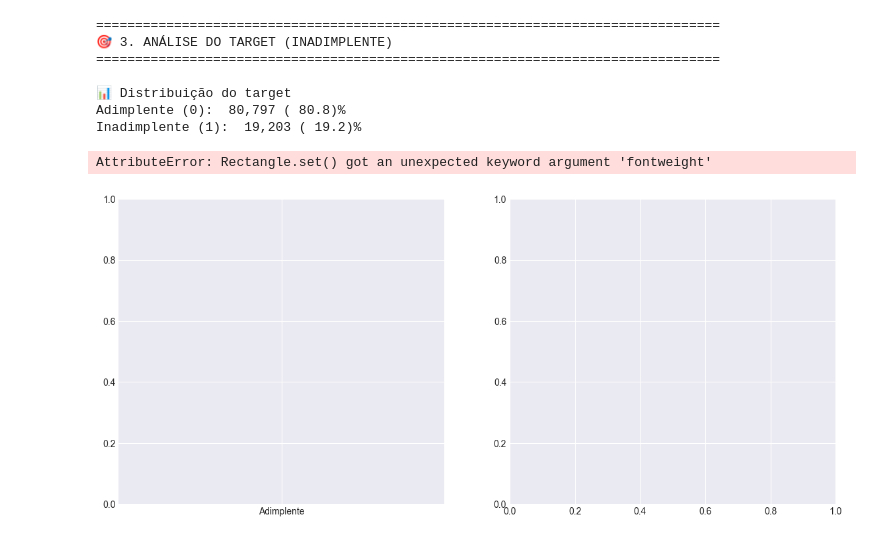
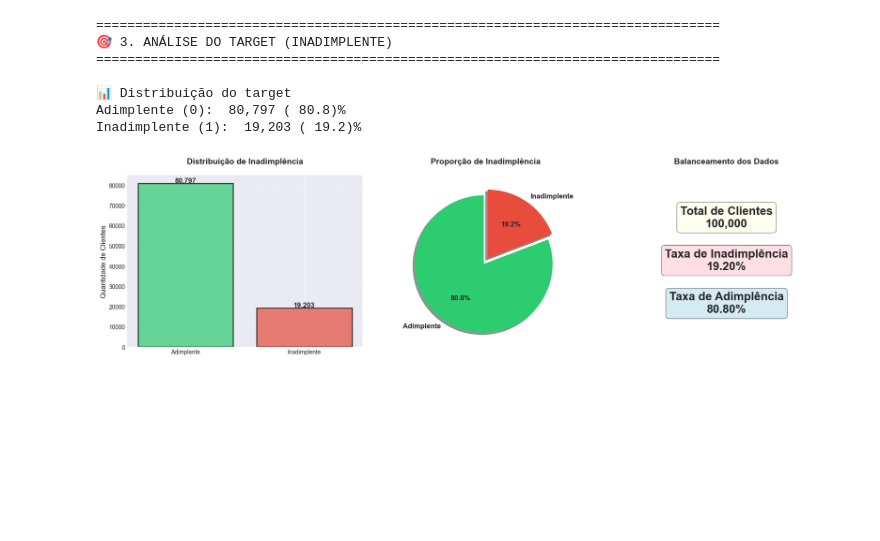
Before and after one commit to vininoronha21/score-credito-ia, a Jupyter notebook: notebooks/02_analise_exploratoria.ipynb, the cells around one changed output. Saved outputs shown, nothing was run; the diff lists cells and outputs as text; code cells hidden in the pictures; blank space fills up the shorter version.

Commit message:
feat: resumo das estatísticas em gráfico

```diff
--- a/notebooks/02_analise_exploratoria.ipynb
+++ b/notebooks/02_analise_exploratoria.ipynb
@@ -212,30 +212,54 @@ Adimplente (0):  80,797 ( 80.8)%
 Inadimplente (1):  19,203 ( 19.2)%
 # %%
 # Visualização
-fig, axes = plt.subplots(1, 2, figsize=(14, 6))
+ig, axes = plt.subplots(1, 3, figsize=(18, 5))
 
 # Gráfico 1: Barras
 cores = ['#2ecc71', '#e74c3c']
 bars = axes[0].bar(['Adimplente', 'Inadimplente'], distribuicao,
                    color=cores, alpha=0.7, edgecolor='black', linewidth=2)
 axes[0].set_title('Distribuição de Inadimplência', fontsize=14, fontweight='bold', pad=20)
 axes[0].set_ylabel('Quantidade de Clientes', fontsize=12)
 axes[0].grid(axis='y', alpha=0.3, linestyle='--')
 
 for bar in bars:
     height = bar.get_height()
     axes[0].text(bar.get_x() + bar.get_width()/2., height,
-                f'\n({height/len(df)*100:.1f}%)',
-                ha='center', va='bottom', fontsize=10, fontweight='bold')
+                f'{int(height):,}',
+                ha='center', va='bottom', fontsize=12, fontweight='bold')
 
 
 # Gráfico 2: Pizza
 axes[1].pie(distribuicao, labels=['Adimplente', 'Inadimplente'],
            autopct='%1.1f%%', colors=cores,
            startangle=90, explode=[0.05, 0.05],
            textprops={'fontsize': 12, 'fontweight': 'bold'},
            shadow=True)
 axes[1].set_title('Proporção de Inadimplência', fontsize=14, fontweight='bold', pad=20)
+
+
+# Gráfico 3: Resumo
+total = len(df)
+inadim = distribuicao[1]
+adim = distribuicao[0]
+razao = inadim / adim
+
+axes[2].text(0.5, 0.7, f'Total de Clientes\n{total:,}',
+            ha='center', fontsize=20, fontweight='bold',
+            bbox=dict(boxstyle='round', facecolor='lightyellow', alpha=0.5))
+axes[2].text(0.5, 0.45, f'Taxa de Inadimplência\n{inadim/total*100:.2f}%',
+            ha='center', fontsize=20, fontweight='bold',
+            bbox=dict(boxstyle='round', facecolor='pink', alpha=0.5))
+axes[2].text(0.5, 0.20, f'Taxa de Adimplência\n{adim/total*100:.2f}%',
+             ha='center', fontsize=20, fontweight='bold',
+             bbox=dict(boxstyle='round', facecolor='lightblue', alpha=0.5))
+
+axes[2].set_xlim(0, 1)
+axes[2].set_ylim(0, 1)
+axes[2].axis('off')
+axes[2].set_title('Balanceamento dos Dados', fontsize=14, fontweight='bold', pad=20)
+
+plt.tight_layout()
+plt.show()
 # %% [output]
-AttributeError: Rectangle.set() got an unexpected keyword argument 'fontweight'
-[figure, old version]
+[figure, new version]
```
